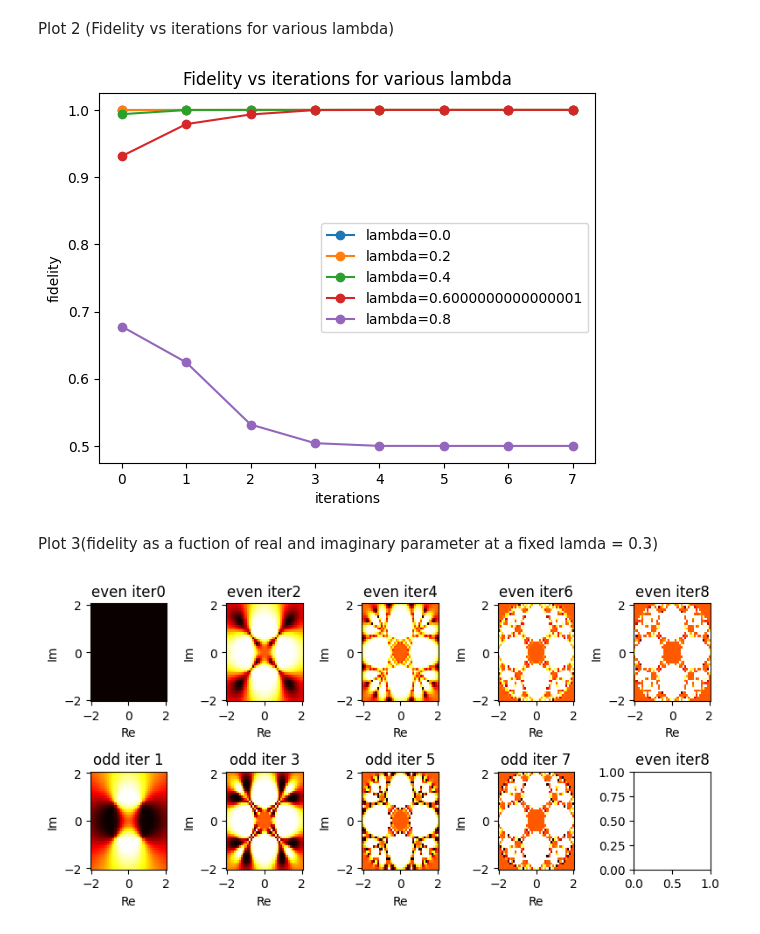
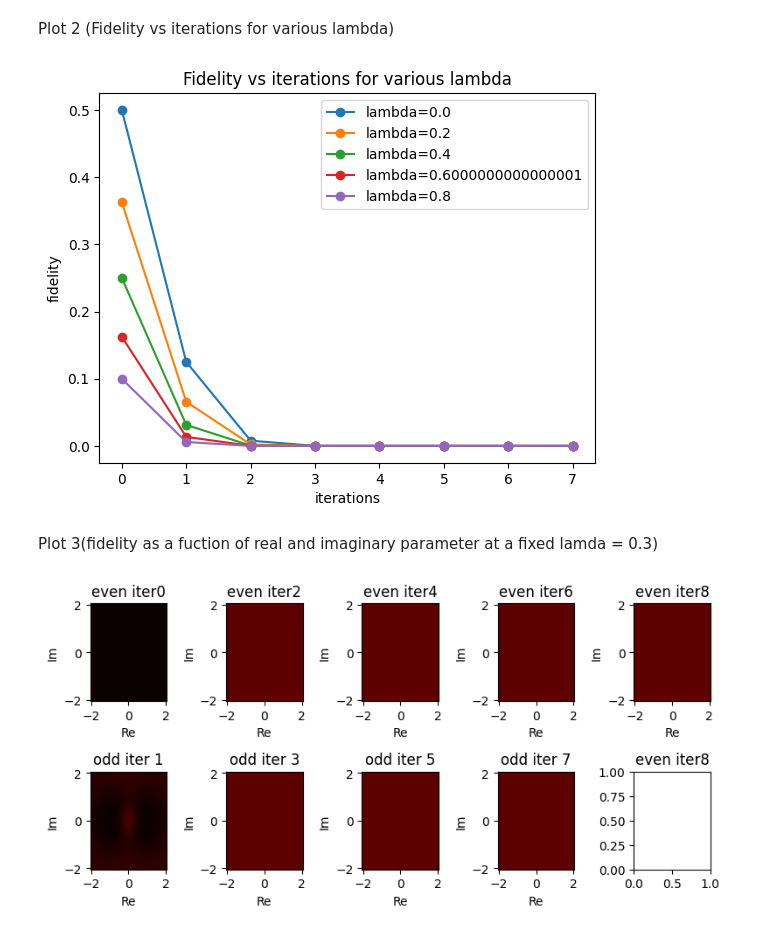
Before and after one commit to Aron9605/Wigner-Internship, a Jupyter notebook: simulation.ipynb, the cells around one changed output. Drawn from its saved outputs; the diff is of its cells as text; code cells hidden in the pictures.

```diff
--- a/simulation.ipynb
+++ b/simulation.ipynb
@@ -336,7 +336,7 @@ plt.show()
 # %% [markdown]
 Plot 1 (fidelity vs iteration for lamda 0.5)
 # %%
-lambd = 0.5
+lambd = 1
 density_matrix_bell = np.outer(bell,np.conjugate(bell))
 den_1 = (1-lambd)*density_matrix_bell + lambd*np.identity(4)/4
 den_2 = den_1
@@ -376,19 +376,19 @@ for j in range(8):
 
         #tracing out the measured copy
         reshaped_measured = measured.reshape([2, 2, 2, 2, 2, 2, 2, 2])  # Reshape to 4 qubits ket and bra
-        first_copy_of_the_state = np.einsum('ijklmnop,ijklmnop->ij', reshaped_measured, reshaped_measured).reshape(4,)
+        first_copy_of_the_state = np.einsum('ijklmnop,ijklmnop->ijmn', reshaped_measured, reshaped_measured).reshape(4,4)
 
         #creating bell state
         bell_state = (np.array([[1],[0],[0],[1]]) * (1/ np.sqrt(2))).reshape(4,)
 
 
         #dividing by the trace of density matrix to make it 1
-        density_matrix_pp = np.outer(first_copy_of_the_state,np.conjugate(first_copy_of_the_state)) / np.trace(np.outer((first_copy_of_the_state),np.conjugate(first_copy_of_the_state)))
+        # density_matrix_pp = np.outer(first_copy_of_the_state,np.conjugate(first_copy_of_the_state)) / np.trace(np.outer((first_copy_of_the_state),np.conjugate(first_copy_of_the_state)))
 
 
         #calculation of fidelity
-        fidelity = np.dot(np.conjugate(bell_state).T, np.dot(density_matrix_pp, bell_state))
-
+        fidelity = np.dot(np.conjugate(bell_state).T, np.dot(first_copy_of_the_state, bell_state))
+        # print(fidelity)
         den_1 = density_matrix_pp
         den_2 = density_matrix_pp
 
@@ -445,25 +445,25 @@ for w in np.arange(0,1,0.2):
         projector_tensored = np.kron(np.identity(4),np.kron(projector,projector))
 
         measured = np.dot(projector_tensored,np.matmul(final_state_after_hadamard,projector_tensored.conj().T))
-
+        # print(measured.shape)
 
         #tracing out the measured copy
-        reshaped_measured = measured.reshape([2, 2, 2, 2, 2, 2, 2, 2])  # Reshape to 4 qubits ket and bra
-        first_copy_of_the_state = np.einsum('ijklmnop,ijklmnop->ij', reshaped_measured, reshaped_measured).reshape(4,)
+        reshaped_measured = measured.reshape((2, 2, 2, 2, 2, 2, 2, 2))  # Reshape to 4 qubits ket and bra
+        first_copy_of_the_state = np.einsum('ijklmnop->ijmn', reshaped_measured).reshape(4,4)
 
         #creating bell state
         bell_state = (np.array([[1],[0],[0],[1]]) * (1/ np.sqrt(2))).reshape(4,)
 
 
         #dividing by the trace of density matrix to make it 1
-        density_matrix_pp = np.outer(first_copy_of_the_state,np.conjugate(first_copy_of_the_state)) / np.trace(np.outer((first_copy_of_the_state),np.conjugate(first_copy_of_the_state)))
+        # density_matrix_pp = np.outer(first_copy_of_the_state,np.conjugate(first_copy_of_the_state)) / np.trace(np.outer((first_copy_of_the_state),np.conjugate(first_copy_of_the_state)))
 
 
         #calculation of fidelity
-        fidelity = np.dot(np.conjugate(bell_state).T, np.dot(density_matrix_pp, bell_state))
+        fidelity = np.dot(np.conjugate(bell_state).T, np.dot(first_copy_of_the_state, bell_state))
 
-        den_1 = density_matrix_pp
-        den_2 = density_matrix_pp
+        den_1 = first_copy_of_the_state
+        den_2 = den_1
 
 
         f=f+[fidelity]
@@ -473,7 +473,7 @@ for w in np.arange(0,1,0.2):
     plt.ylabel('fidelity')
     plt.title('Fidelity vs iterations for various lambda')
 # %% [output]
-[figure, old version]
+[figure, new version]
 # %% [markdown]
 Plot 3(fidelity as a fuction of real and imaginary parameter at a fixed lamda = 0.3)
 # %%
@@ -538,17 +538,17 @@ for c in np.arange(9):
 
                      #tracing out the measured copy
                      reshaped_measured = measured.reshape([2, 2, 2, 2, 2, 2, 2, 2])  # Reshape to 4 qubits ket and bra
-                     first_copy_of_the_state = np.einsum('ijklmnop,ijklmnop->ij', reshaped_measured, reshaped_measured).reshape(4,)
+                     first_copy_of_the_state = np.einsum('ijklmnop,ijklmnop->ijkl', reshaped_measured, reshaped_measured).reshape(4,4)
 
                      #creating bell state
                      bell_state = (np.array([[1],[0],[0],[1]]) * (1/ np.sqrt(2))).reshape(4,)
 
                      #dividing by the trace of density matrix to make it 1
-                     density_matrix_pp = np.outer(first_copy_of_the_state,np.conjugate(first_copy_of_the_state)) / np.trace(np.outer((first_copy_of_the_state),np.conjugate(first_copy_of_the_state)))
+                    #  density_matrix_pp = np.outer(first_copy_of_the_state,np.conjugate(first_copy_of_the_state)) / np.trace(np.outer((first_copy_of_the_state),np.conjugate(first_copy_of_the_state)))
 
 
                      #calculation of fidelity
-                     fidelity = np.dot(np.conjugate(bell_state).T, np.dot(density_matrix_pp, bell_state))
+                     fidelity = np.dot(np.conjugate(bell_state).T, np.dot(first_copy_of_the_state, bell_state))
 
                      den_1 = density_matrix_pp
                      den_2 = density_matrix_pp
@@ -565,31 +565,31 @@ for c in np.arange(9):
     if c%2==0:
         F_even = np.array(f_even).reshape(len(y), len(x))
 
 
         axs[0,c//2].pcolormesh(X, Y, np.abs(F_even), cmap='hot', shading='auto', vmin=0, vmax=1)
         axs[0,c//2].set_title(f'even iter{c}')
 
 
         axs[0,c//2].set_xlabel('Re')  # Set x-axis label for subplot in the first column
         axs[0,c//2].set_ylabel('Im')  # Set y-axis label for subplot in the first column
 
         plt.title(f'even iter{c}')
 
     else:
         F_odd = np.array(f_odd).reshape(len(y), len(x))
 
         # Plot for odd iterations in the second column
 
         axs[1,c//2].pcolormesh(X, Y, np.abs(F_odd), cmap='hot', shading='auto', vmin=0, vmax=1)
         axs[1,c//2].set_title(f'odd iter {c}')
         axs[1,c//2].set_xlabel('Re')  # Set x-axis label for subplot in the second column
         axs[1,c//2].set_ylabel('Im')  # Set y-axis label for subplot in the second column
 
         plt.title(f'odd iter {c}')
 
 
 
 plt.tight_layout()
 plt.show()
 # %% [output]
-[figure, old version]
+[figure, new version]
```
Also changed, not shown: parts of 1 cell of this notebook.
